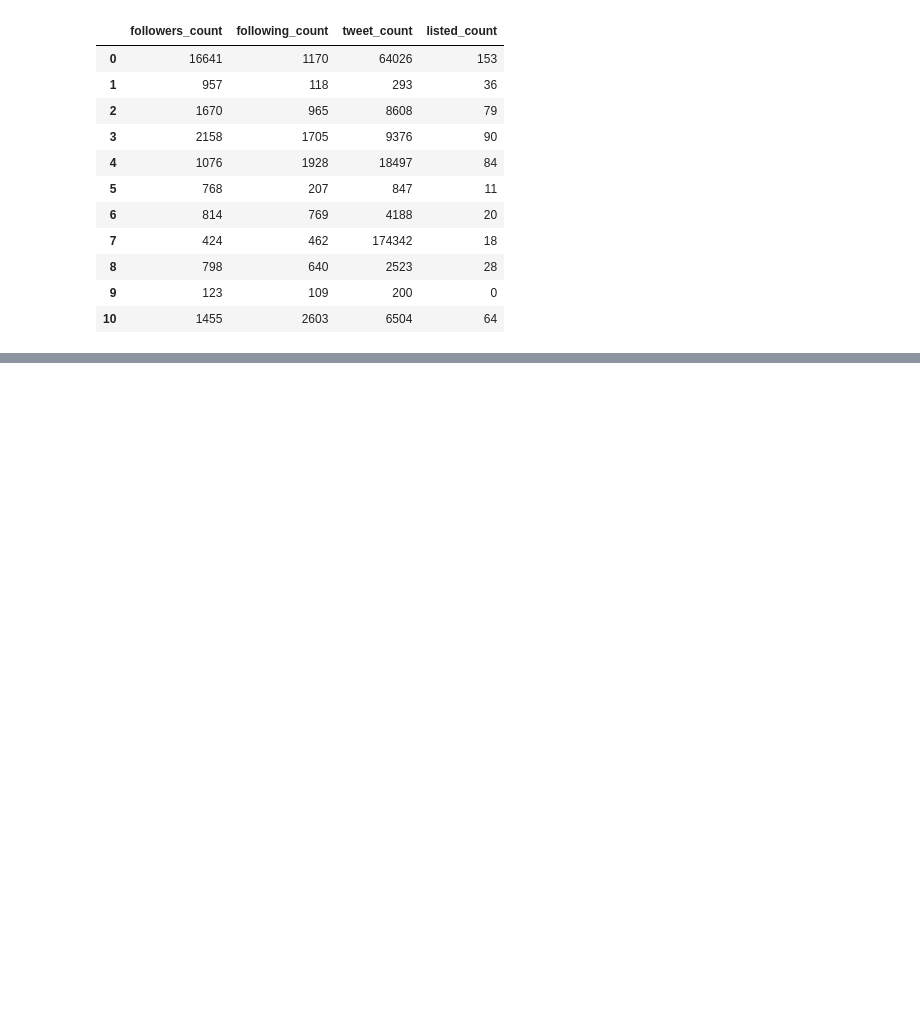
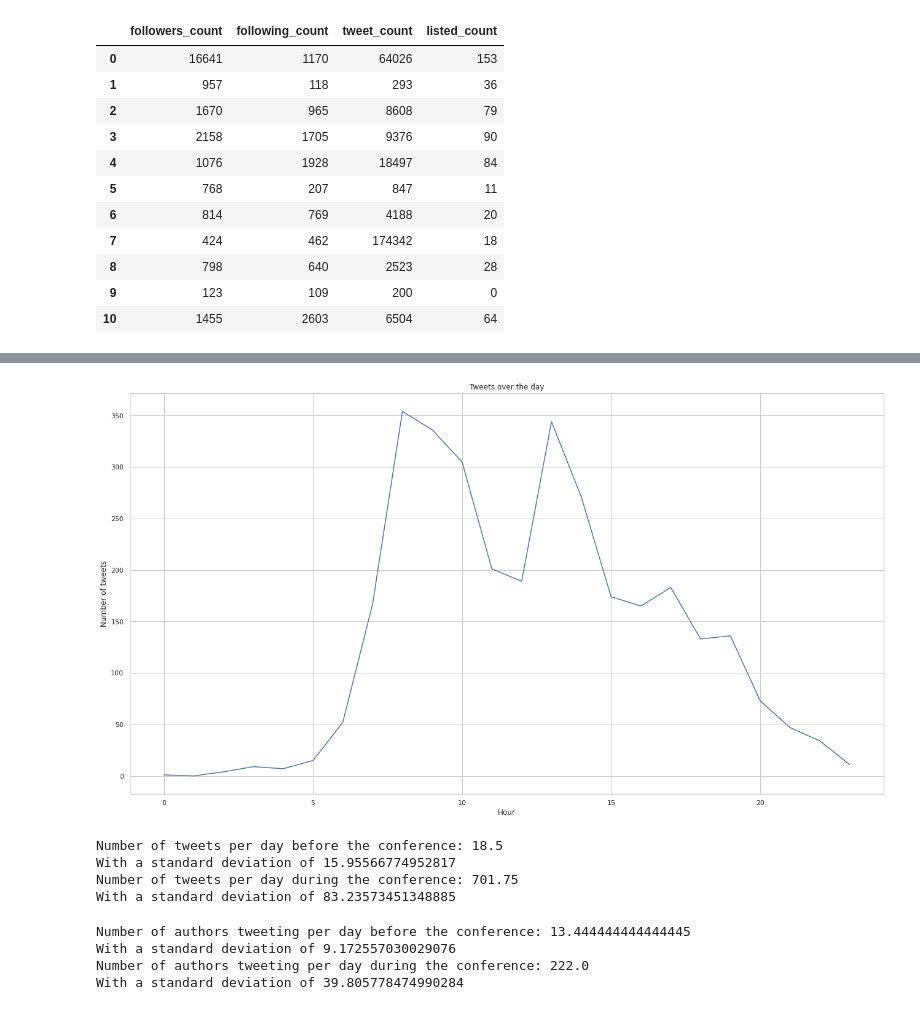
Before and after one commit to Leano1998/DHd2022, a Jupyter notebook: Twitter_DHd2022.ipynb, the cells around one changed output, grey strips where cells are left out. Saved outputs shown, nothing was run; the diff lists cells and outputs as text; code cells hidden in the pictures; blank space fills up the shorter version.

```diff
--- a/Twitter_DHd2022.ipynb
+++ b/Twitter_DHd2022.ipynb
@@ -168,0 +202,35 @@ len(set(tweets_data["id"].tolist()))
+# %%
+time_of_day = {i: 0 for i in range(0, 24)}
+for _, v in tweets_data.loc[tweets_data.created_at > datetime.datetime(2022, 3, 6, 23, 59, 59)].loc[tweets_data.created_at < datetime.datetime(2022, 3, 12)].iterrows():
+    time_of_day[v["created_at"].hour] += 1
+plt.rcParams["figure.figsize"] = (22, 12)
+plt.plot([i for i in time_of_day.keys()], [time_of_day[i] for i in time_of_day.keys()])
+plt.title("Tweets over the day")
+plt.xlabel("Hour")
+plt.ylabel("Number of tweets")
+plt.savefig("vis/Tweets_over_day.png")
+plt.show()
+# %% [output]
+[figure, added]
+# %%
+tweets_before = list(filter(lambda x: x[0]<datetime.datetime(2022, 3, 7, 0, 0, 0), tweets_over_time))
+tweets_tuesday = list(filter(lambda x: datetime.datetime(2022, 3, 8, 0, 0, 0) < x[0] < datetime.datetime(2022, 3, 8, 23, 59, 59), tweets_over_time))
+print("Number of tweets per day before the conference: %s" % np.mean([i[1] for i in tweets_before]))
+print("With a standard deviation of %s" % np.std([i[1] for i in tweets_before]))
+print("Number of tweets per day during the conference: %s" % np.mean([i[1] for i in tweets_during]))
+print("With a standard deviation of %s" % np.std([i[1] for i in tweets_during]))
+# %% [output]
+Number of tweets per day before the conference: 18.5
+With a standard deviation of 15.95566774952817
+Number of tweets per day during the conference: 701.75
+With a standard deviation of 83.23573451348885
+# %%
+print("Number of authors tweeting per day before the conference: %s" % np.mean([i[2] for i in tweets_before]))
+print("With a standard deviation of %s" % np.std([i[2] for i in tweets_before]))
+print("Number of authors tweeting per day during the conference: %s" % np.mean([i[2] for i in tweets_during]))
+print("With a standard deviation of %s" % np.std([i[2] for i in tweets_during]))
+# %% [output]
+Number of authors tweeting per day before the conference: 13.444444444444445
+With a standard deviation of 9.172557030029076
+Number of authors tweeting per day during the conference: 222.0
+With a standard deviation of 39.805778474990284
```
Also changed, not shown: parts of 13 cells of this notebook.
